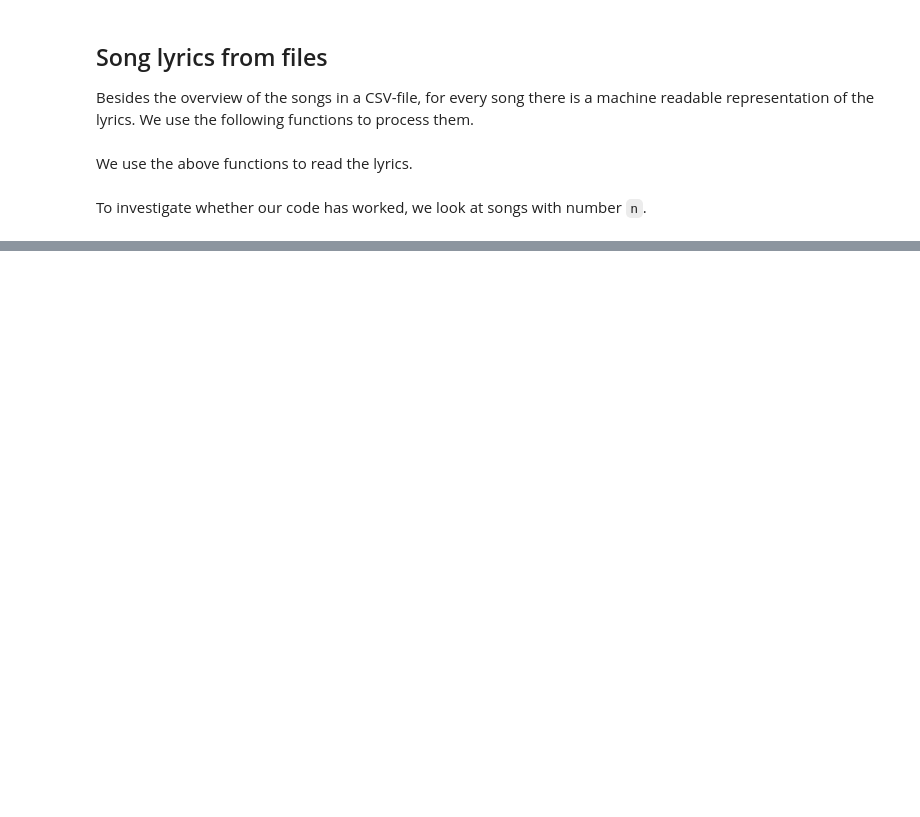
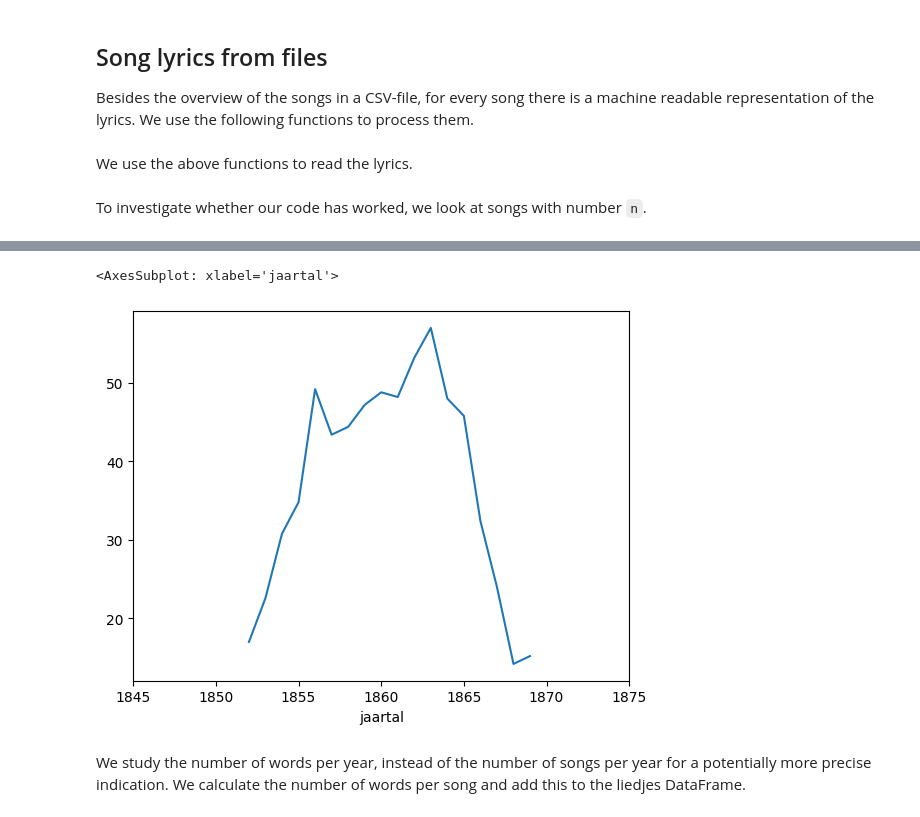
Before and after one commit to ivozandhuis/tv-liedjes, a Jupyter notebook: analysis.ipynb, the cells around one changed output, grey strips where cells are left out. Cells and saved outputs as stored; diff of their text form; code cells hidden in the pictures; blank space fills up the shorter version.

```diff
--- a/analysis.ipynb
+++ b/analysis.ipynb
@@ -296,0 +177,7 @@ model = Top2Vec(preprocessedLiedjesList)
+# %%
+liedjesDF.groupby('jaartal').size().rolling(5).mean().plot(xlim=(1845,1875))
+# %% [output]
+<AxesSubplot: xlabel='jaartal'>
+[figure, added]
+# %% [markdown]
+We study the number of words per year, instead of the number of songs per year for a potentially more precise indication. We calculate the number of words per song and add this to the liedjes DataFrame.
```
Also changed, not shown: parts of 44 cells of this notebook, 13 other files.
